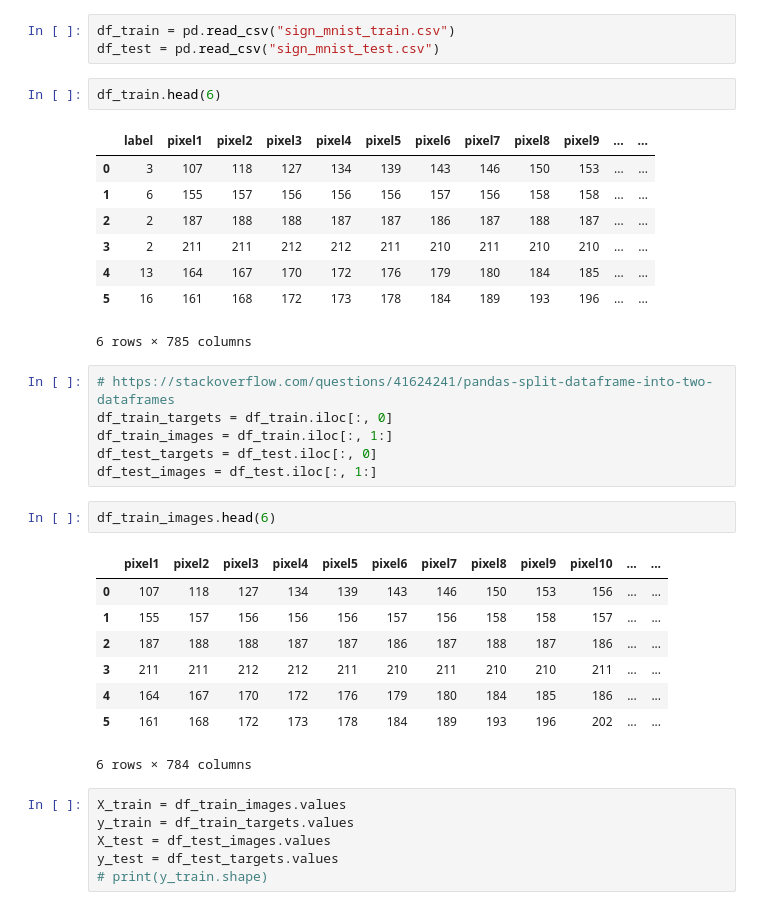
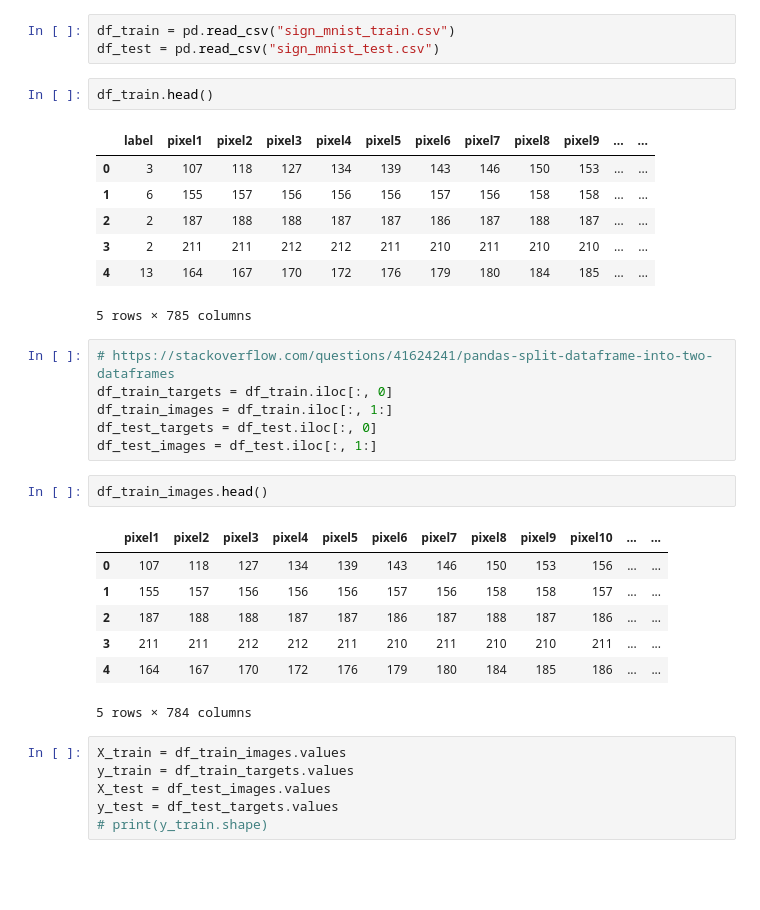
Before and after one commit to neilpretzel/ECE_4194_Project, a Jupyter notebook: ECE_4194_Project.ipynb, the cells around one changed output. Cells and saved outputs as stored; diff of their text form; blank space fills up the shorter version.

```diff
--- a/ECE_4194_Project.ipynb
+++ b/ECE_4194_Project.ipynb
@@ -7,16 +7,15 @@ import matplotlib.pyplot as plt
 df_train = pd.read_csv("sign_mnist_train.csv")
 df_test = pd.read_csv("sign_mnist_test.csv")
 # %%
-df_train.head(6)
+df_train.head()
 # %% [output]
 |  | label | pixel1 | pixel2 | pixel3 | pixel4 | pixel5 | pixel6 | pixel7 | pixel8 | pixel9 | ... | ... |
 | 0 | 3 | 107 | 118 | 127 | 134 | 139 | 143 | 146 | 150 | 153 | ... | ... |
 | 1 | 6 | 155 | 157 | 156 | 156 | 156 | 157 | 156 | 158 | 158 | ... | ... |
 | 2 | 2 | 187 | 188 | 188 | 187 | 187 | 186 | 187 | 188 | 187 | ... | ... |
 | 3 | 2 | 211 | 211 | 212 | 212 | 211 | 210 | 211 | 210 | 210 | ... | ... |
 | 4 | 13 | 164 | 167 | 170 | 172 | 176 | 179 | 180 | 184 | 185 | ... | ... |
-| 5 | 16 | 161 | 168 | 172 | 173 | 178 | 184 | 189 | 193 | 196 | ... | ... |
-6 rows × 785 columns
+5 rows × 785 columns
 # %%
 # https://stackoverflow.com/questions/41624241/pandas-split-dataframe-into-two-dataframes
 df_train_targets = df_train.iloc[:, 0]
@@ -24,7 +23,7 @@ df_train_images = df_train.iloc[:, 1:]
 df_test_targets = df_test.iloc[:, 0]
 df_test_images = df_test.iloc[:, 1:]
 # %%
-df_train_images.head(6)
+df_train_images.head()
 # %% [output]
 |  | pixel1 | pixel2 | pixel3 | pixel4 | pixel5 | pixel6 | pixel7 | pixel8 | pixel9 | pixel10 | ... | ... |
 | 0 | 107 | 118 | 127 | 134 | 139 | 143 | 146 | 150 | 153 | 156 | ... | ... |
@@ -32,8 +31,7 @@ df_train_images.head(6)
 | 2 | 187 | 188 | 188 | 187 | 187 | 186 | 187 | 188 | 187 | 186 | ... | ... |
 | 3 | 211 | 211 | 212 | 212 | 211 | 210 | 211 | 210 | 210 | 211 | ... | ... |
 | 4 | 164 | 167 | 170 | 172 | 176 | 179 | 180 | 184 | 185 | 186 | ... | ... |
-| 5 | 161 | 168 | 172 | 173 | 178 | 184 | 189 | 193 | 196 | 202 | ... | ... |
-6 rows × 784 columns
+5 rows × 784 columns
 # %%
 X_train = df_train_images.values
 y_train = df_train_targets.values
```
Also changed, not shown: parts of 26 cells of this notebook.
